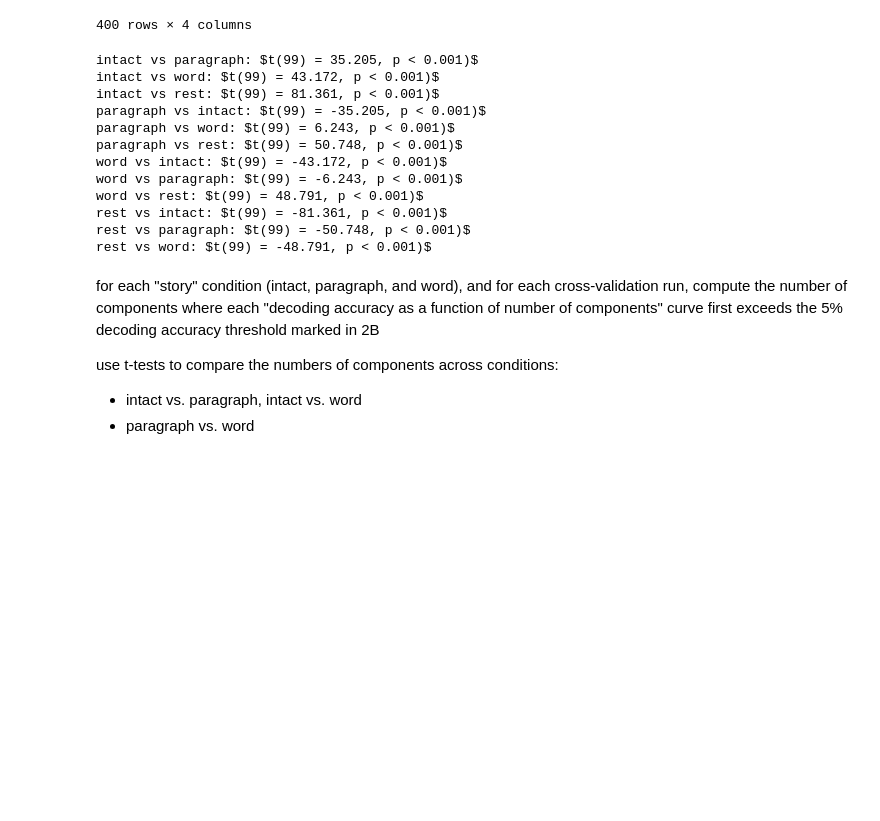
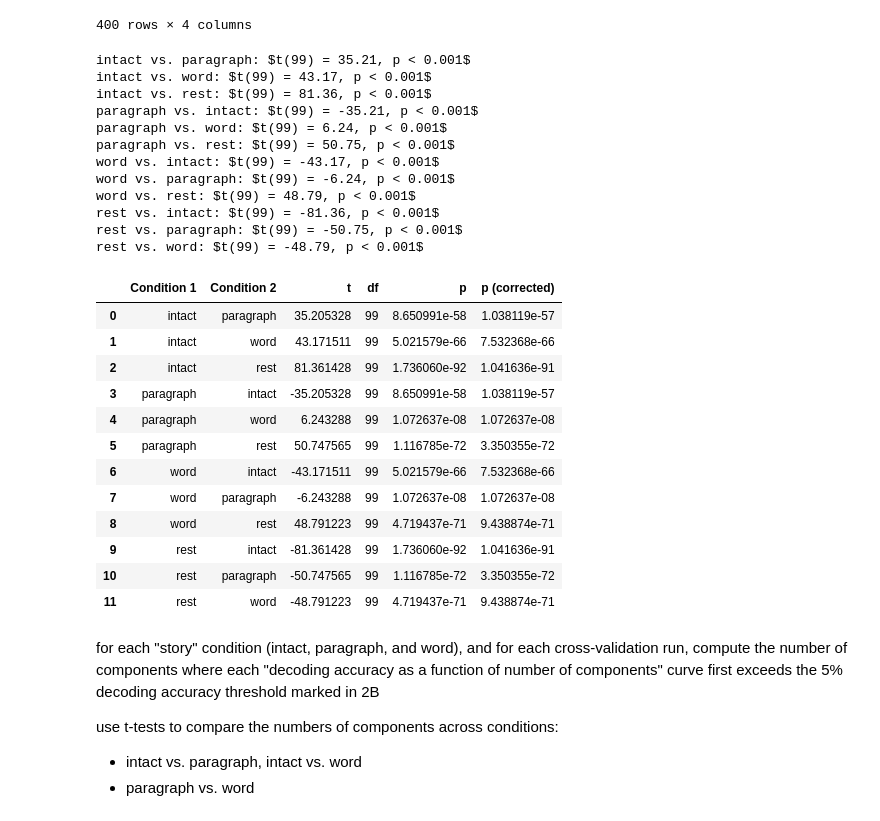
Before and after one commit to ContextLab/pca_paper, a Jupyter notebook: code/notebooks/decoding_and_compression.ipynb, the cells around one changed output. Cells and saved outputs as stored; diff of their text form; code cells hidden in the pictures; blank space fills up the shorter version.

Commit message:
updated stats (correct for multiple comparisons) in decoding_and_compression notebook   - note: still need to update stats in paper

```diff
--- a/code/notebooks/decoding_and_compression.ipynb
+++ b/code/notebooks/decoding_and_compression.ipynb
@@ -328,26 +333,53 @@ def pstring(pval):
     else:
         return f'p = {pval:.3f}'
 # %%
+accuracy_comparisions = []
+
 for c1 in conditions:
     for c2 in conditions:
         if c1 == c2:
             continue
 
         results = ttest_rel(x.query('Condition == @c1')['Relative decoding accuracy'], x.query('Condition == @c2')['Relative decoding accuracy'])
-        print(f"{c1} vs {c2}: $t({results.df}) = {results.statistic:0.3f}, {pstring(results.pvalue)})$")
+        accuracy_comparisions.append(pd.DataFrame.from_records([{'Condition 1': c1, 'Condition 2': c2, 't': results.statistic, 'df': results.df, 'p': results.pvalue}]))
+
+# correct for multiple comparisons
+accuracy_comparisions = pd.concat(accuracy_comparisions, ignore_index=True, axis=0)
+accuracy_comparisions['p (corrected)'] = multipletests(accuracy_comparisions['p'], method='fdr_bh')[1]
+
+# print results for easy copy-pasting into manuscript
+for i, row in accuracy_comparisions.iterrows():
+    print(f'{row["Condition 1"]} vs. {row["Condition 2"]}: $t({row["df"]:.0f}) = {row["t"]:.2f}, {pstring(row["p (corrected)"])}$')
 # %% [output]
-intact vs paragraph: $t(99) = 35.205, p < 0.001)$
-intact vs word: $t(99) = 43.172, p < 0.001)$
-intact vs rest: $t(99) = 81.361, p < 0.001)$
-paragraph vs intact: $t(99) = -35.205, p < 0.001)$
-paragraph vs word: $t(99) = 6.243, p < 0.001)$
-paragraph vs rest: $t(99) = 50.748, p < 0.001)$
-word vs intact: $t(99) = -43.172, p < 0.001)$
-word vs paragraph: $t(99) = -6.243, p < 0.001)$
-word vs rest: $t(99) = 48.791, p < 0.001)$
-rest vs intact: $t(99) = -81.361, p < 0.001)$
-rest vs paragraph: $t(99) = -50.748, p < 0.001)$
-rest vs word: $t(99) = -48.791, p < 0.001)$
+intact vs. paragraph: $t(99) = 35.21, p < 0.001$
+intact vs. word: $t(99) = 43.17, p < 0.001$
+intact vs. rest: $t(99) = 81.36, p < 0.001$
+paragraph vs. intact: $t(99) = -35.21, p < 0.001$
+paragraph vs. word: $t(99) = 6.24, p < 0.001$
+paragraph vs. rest: $t(99) = 50.75, p < 0.001$
+word vs. intact: $t(99) = -43.17, p < 0.001$
+word vs. paragraph: $t(99) = -6.24, p < 0.001$
+word vs. rest: $t(99) = 48.79, p < 0.001$
+rest vs. intact: $t(99) = -81.36, p < 0.001$
+rest vs. paragraph: $t(99) = -50.75, p < 0.001$
+rest vs. word: $t(99) = -48.79, p < 0.001$
+# %%
+# display table
+accuracy_comparisions
+# %% [output]
+|  | Condition 1 | Condition 2 | t | df | p | p (corrected) |
+| 0 | intact | paragraph | 35.205328 | 99 | 8.650991e-58 | 1.038119e-57 |
+| 1 | intact | word | 43.171511 | 99 | 5.021579e-66 | 7.532368e-66 |
+| 2 | intact | rest | 81.361428 | 99 | 1.736060e-92 | 1.041636e-91 |
+| 3 | paragraph | intact | -35.205328 | 99 | 8.650991e-58 | 1.038119e-57 |
+| 4 | paragraph | word | 6.243288 | 99 | 1.072637e-08 | 1.072637e-08 |
+| 5 | paragraph | rest | 50.747565 | 99 | 1.116785e-72 | 3.350355e-72 |
+| 6 | word | intact | -43.171511 | 99 | 5.021579e-66 | 7.532368e-66 |
+| 7 | word | paragraph | -6.243288 | 99 | 1.072637e-08 | 1.072637e-08 |
+| 8 | word | rest | 48.791223 | 99 | 4.719437e-71 | 9.438874e-71 |
+| 9 | rest | intact | -81.361428 | 99 | 1.736060e-92 | 1.041636e-91 |
+| 10 | rest | paragraph | -50.747565 | 99 | 1.116785e-72 | 3.350355e-72 |
+| 11 | rest | word | -48.791223 | 99 | 4.719437e-71 | 9.438874e-71 |
 # %% [markdown]
 for each "story" condition (intact, paragraph, and word), and for each cross-validation run, compute the number of components where each "decoding accuracy as a function of number of components" curve first exceeds the 5% decoding accuracy threshold marked in 2B
 
```
Also changed, not shown: parts of 8 cells of this notebook, 23 other files.
